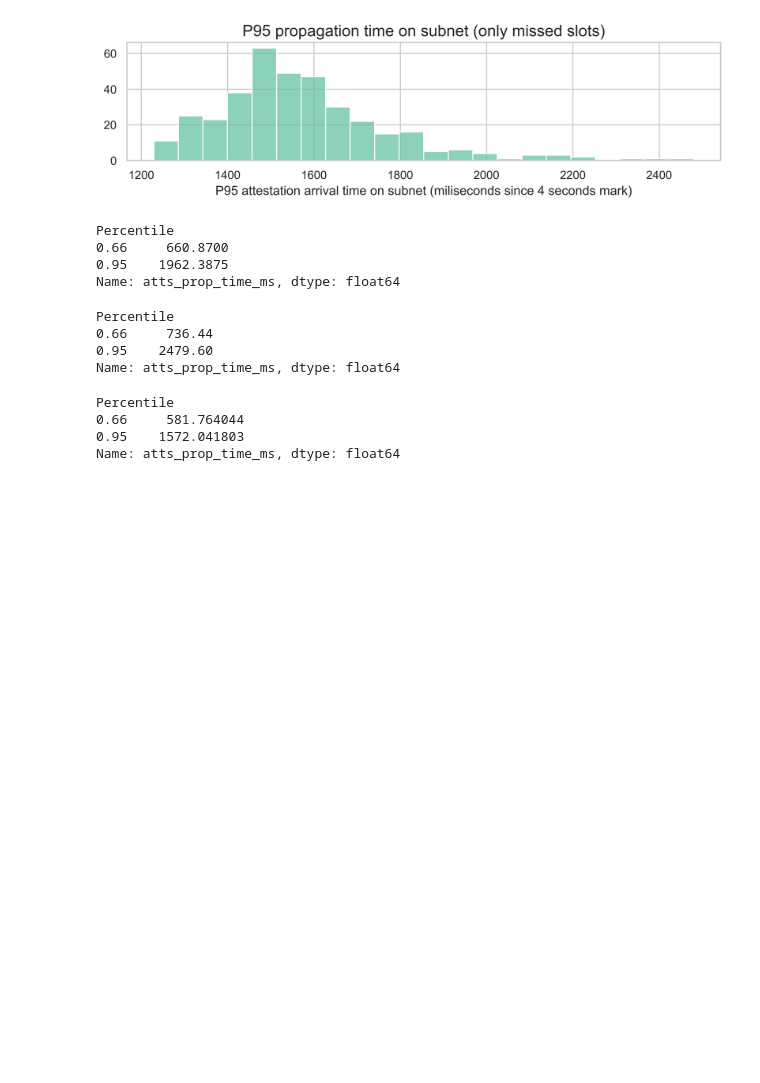
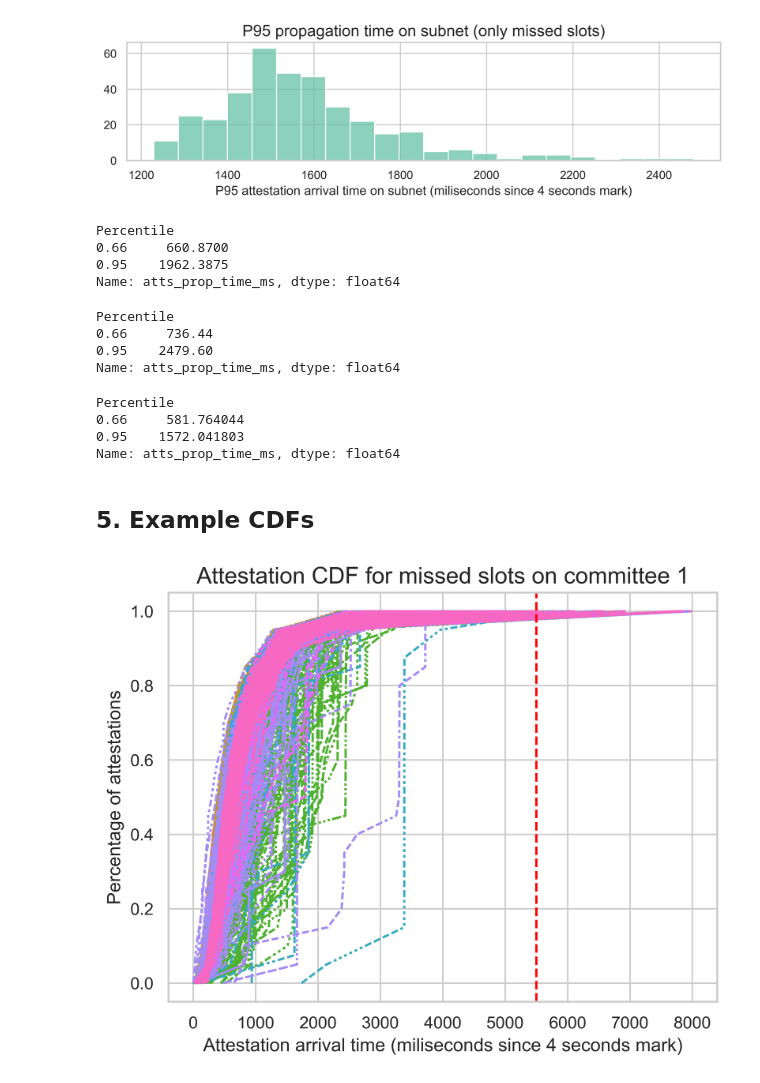
Before and after one commit to misilva73/eth-slot-analysis, a Jupyter notebook: notebooks/2.5-committee-attestations-missed-slots-v2.ipynb, the cells around one changed output. Saved outputs shown, nothing was run; the diff lists cells and outputs as text; code cells hidden in the pictures; blank space fills up the shorter version.

Commit message:
Add CDF for missed slots v2

```diff
--- a/notebooks/2.5-committee-attestations-missed-slots-v2.ipynb
+++ b/notebooks/2.5-committee-attestations-missed-slots-v2.ipynb
@@ -317,3 +317,30 @@ Percentile
 0.66     581.764044
 0.95    1572.041803
 Name: atts_prop_time_ms, dtype: float64
+# %% [markdown]
+## 5. Example CDFs
+# %%
+temp_df = df[(df["atts_prop_time_ms"] > 0) & (atts_df["atts_subnet"] == "1")].copy()
+temp_df = (
+    temp_df.groupby(["node_name", "slot"])["atts_prop_time_ms"]
+    .quantile(np.arange(0, 1.05, 0.05))
+    .reset_index()
+)
+temp_df.columns = ["node_name", "slot", "percentile", "attes_time"]
+
+ax = sns.lineplot(
+    temp_df,
+    x="attes_time",
+    y="percentile",
+    hue="node_name",
+    style="slot",
+    errorbar=None,
+    legend=False,
+)
+plt.axvline(x=5500, color="red", linestyle="dashed")
+plt.title("Attestation CDF for missed slots on committee 1")
+plt.xlabel("Attestation arrival time (miliseconds since 4 seconds mark)")
+plt.ylabel("Percentage of attestations")
+plt.show()
+# %% [output]
+[figure, added]
```
